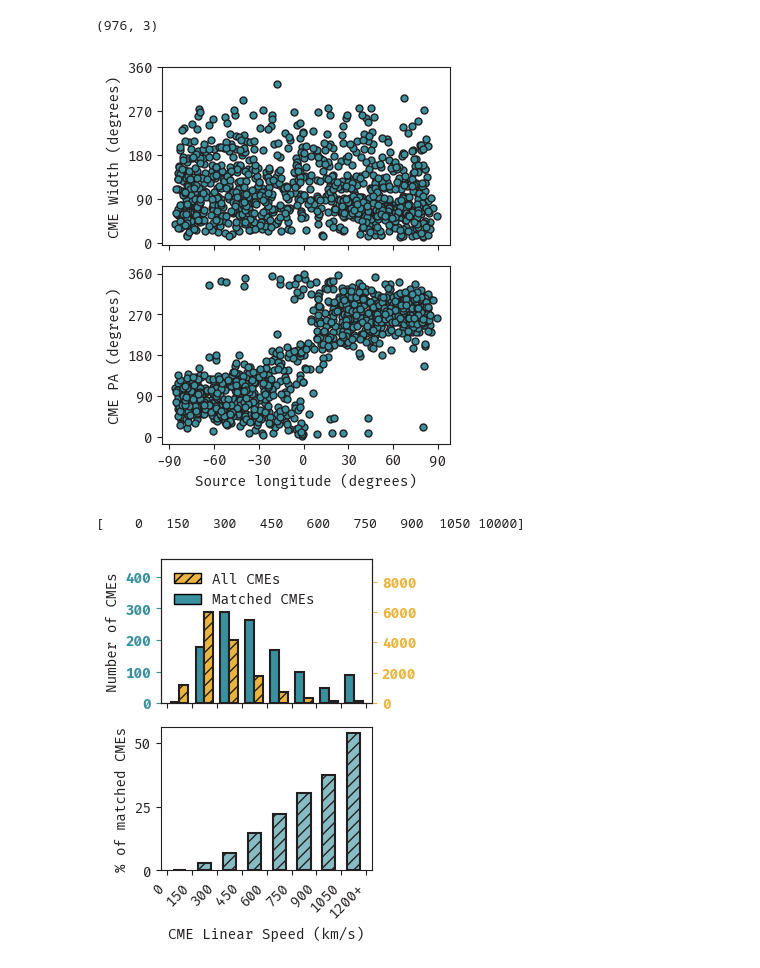
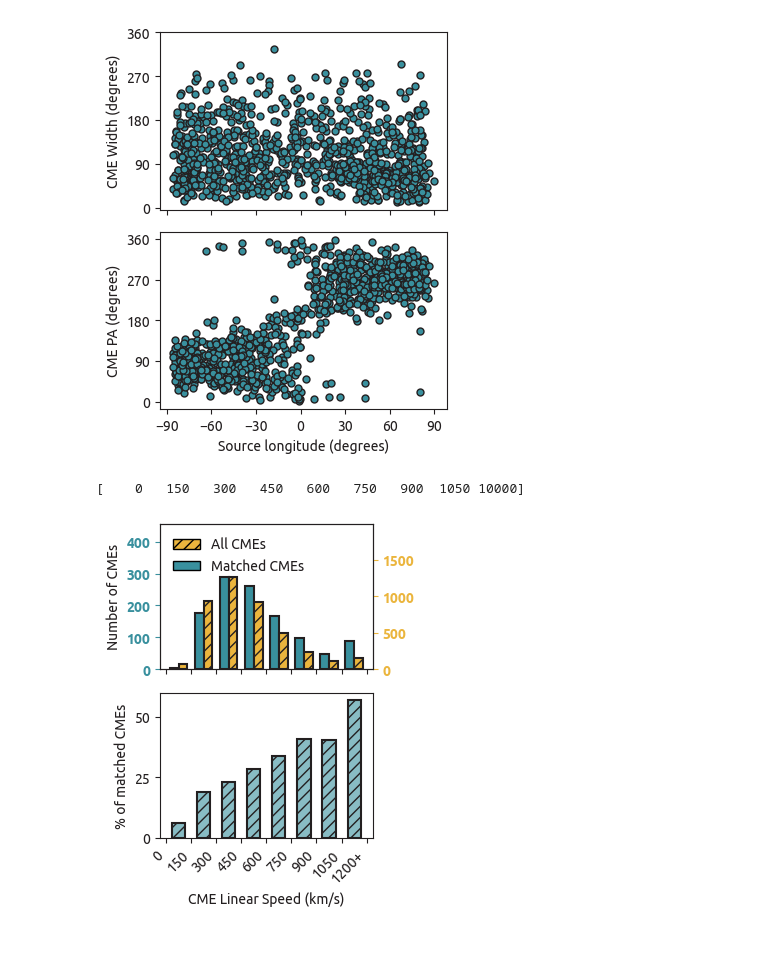
Before and after one commit to JulioHC00/cmesrc, a Jupyter notebook: notebooks/paper_figures.ipynb, the cells around one changed output. Drawn from its saved outputs; the diff is of its cells as text; code cells hidden in the pictures.

```diff
--- a/notebooks/paper_figures.ipynb
+++ b/notebooks/paper_figures.ipynb
@@ -31,7 +31,8 @@ twocolumn = 18.3 * cm_to_inch
 
 # Three row figure
 # Set font to FiraCode NF (can remove if you don't have the font, not essential)
-plt.rcParams["font.family"] = "FiraCode Nerd Font"
+#plt.rcParams["font.family"] = "FiraCode Nerd Font"
+plt.rcParams["font.family"] = "Ubuntu"
 
 # Set font size to 10
 plt.rcParams["font.size"] = 10
@@ -529,7 +537,7 @@ plt.savefig("./noaa_region_distribution_per_verification.pdf", bbox_inches="tigh
 
 data = pd.read_sql("""
 SELECT C.cme_width, C.cme_pa, (PHBB.LONDTMIN + PHBB.LONDTMAX) / 2 AS longitude FROM FINAL_CME_HARP_ASSOCIATIONS FCHA
-INNER JOIN CMES C ON FCHA.cme_id = C.cme_id
+INNER JOIN VALID_CMES C ON FCHA.cme_id = C.cme_id
 INNER JOIN PROCESSED_HARPS_BBOX PHBB ON FCHA.harpnum = PHBB.harpnum AND C.image_timestamp = PHBB.Timestamp
 WHERE C.cme_halo = 0
 """, conn)
@@ -561,18 +569,17 @@ for axi in ax:
 
 plt.tight_layout()
 # %% [output]
-(976, 3)
-[figure, old version]
+[figure, new version]
 # %%
 # Now let's look at the CME speeds
 
 data = pd.read_sql("""
 SELECT FCHA.*, C.cme_pa, (PHBB.LONDTMIN + PHBB.LONDTMAX) / 2 AS longitude FROM FINAL_CME_HARP_ASSOCIATIONS FCHA
-INNER JOIN CMES C ON FCHA.cme_id = C.cme_id
+INNER JOIN VALID_CMES C ON FCHA.cme_id = C.cme_id
 INNER JOIN PROCESSED_HARPS_BBOX PHBB ON FCHA.harpnum = PHBB.harpnum AND C.image_timestamp = PHBB.Timestamp
 """, conn)
 
-all_cmes = pd.read_sql("SELECT * FROM CMES C WHERE C.cme_date BETWEEN ? AND ?", conn, params=(study_start, study_end))
+all_cmes = pd.read_sql("SELECT * FROM VALID_CMES C WHERE C.cme_date BETWEEN ? AND ?", conn, params=(study_start, study_end))
 
 import warnings
 warnings.warn("THE SHAPE OF THIS CHANGES A LOT WHETHER YOU CONSIDER HALO OR NOT")
@@ -655,34 +662,34 @@ ax2.set_ylim(ylim2[0], ylim2[1] * 1.5)
 
 axp = axes[1]
 
 percent_bins = matched_speeds_bin_counts / all_speeds_bin_counts * 100
 
 lighter_blue = darken_lighten_hex_color(colors["blue"], 0.4)
 axp.bar(center_pos, percent_bins, color=lighter_blue, edgecolor=colors["black"], linewidth=1.5, width= 1.5 * widths, align="center", zorder=5, hatch="///")
 
 axp.set_xlabel("CME Linear Speed (km/s)")
 
 axp.set_ylabel("% of matched CMEs")
 
 axp.set_xticks(xticks)
 axp.set_xticklabels(xtick_labels, rotation=45, ha="right")
 
 # Put axhlines at the center_pos
 
 #for pos in center_pos:
 #    axp.axvline(pos, color="black", linestyle="--", zorder=0, alpha=0.3)
 
 ax.set_box_aspect(0.681)
 axp.set_box_aspect(0.681)
 
 axp.set_yticks([0, 25, 50])
 
 plt.tight_layout()
 
 plt.savefig("cme_speed_dist.pdf", bbox_inches="tight")
 # %% [output]
 [    0   150   300   450   600   750   900  1050 10000]
-[figure, old version]
+[figure, new version]
 # %%
 # What if we do longitude distribution but halo on one side and non-halo on the other?
 
```
Also changed, not shown: parts of 20 cells of this notebook, 11 other files.
